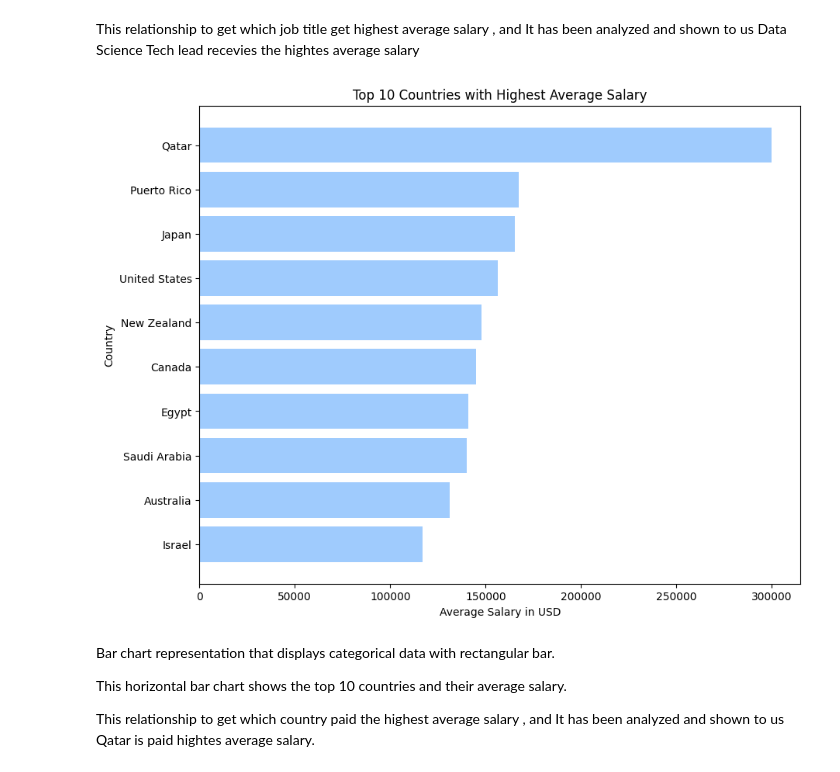
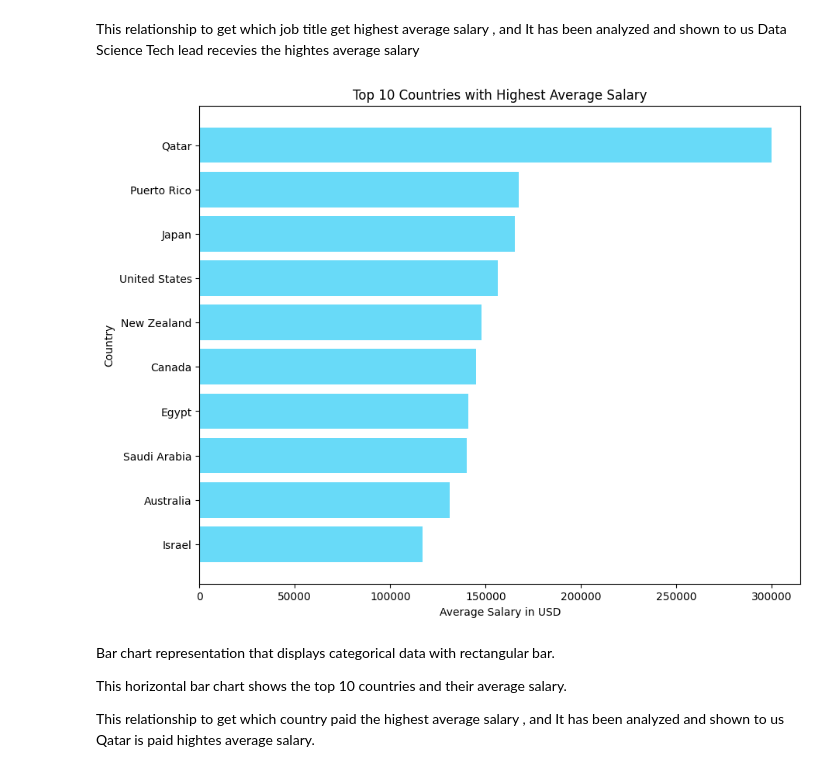
Before and after one commit to Adamixa/Data_field_job_analysis, a Jupyter notebook: notebook.ipynb, the cells around one changed output. Drawn from its saved outputs; the diff is of its cells as text; code cells hidden in the pictures.

Commit message:
Updated on charts colors and used salary in USD

```diff
--- a/notebook.ipynb
+++ b/notebook.ipynb
@@ -370,19 +370,19 @@ plt.show()
 # %%
 average_salary_by_country = df.groupby('company_location')['salary_in_usd'].mean() # calc the avg salary by country
 
 top_10_countries = average_salary_by_country.nlargest(10) # sort the countries by avg salary and select the top 10
 sorted_countries = top_10_countries.sort_values(ascending=True)
 
 plt.figure(figsize=(10, 8)) # horizontal bar chart to show the top 10 countries and their avg salary
-plt.barh(sorted_countries.index, sorted_countries.values, color = '#9fcbfd')
+plt.barh(sorted_countries.index, sorted_countries.values, color = '#68daf8')
 
 plt.xlabel('Average Salary in USD') # labels and title
 plt.ylabel('Country')
 plt.title('Top 10 Countries with Highest Average Salary')
 
 plt.show()
 # %% [output]
-[figure, old version]
+[figure, new version]
 # %% [markdown]
 Bar chart representation that displays categorical data with rectangular bar.
 
```
Also changed, not shown: parts of 3 cells of this notebook.
